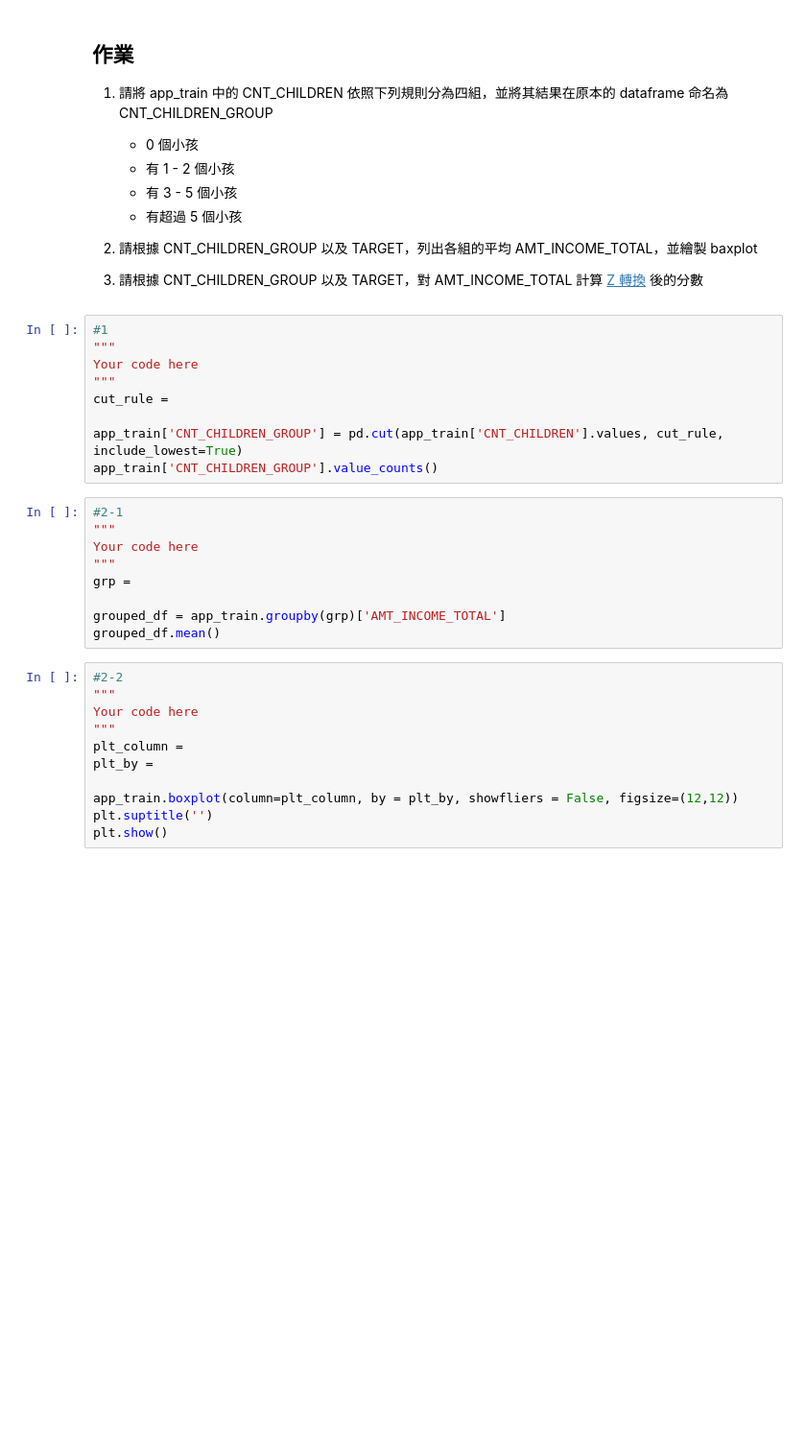
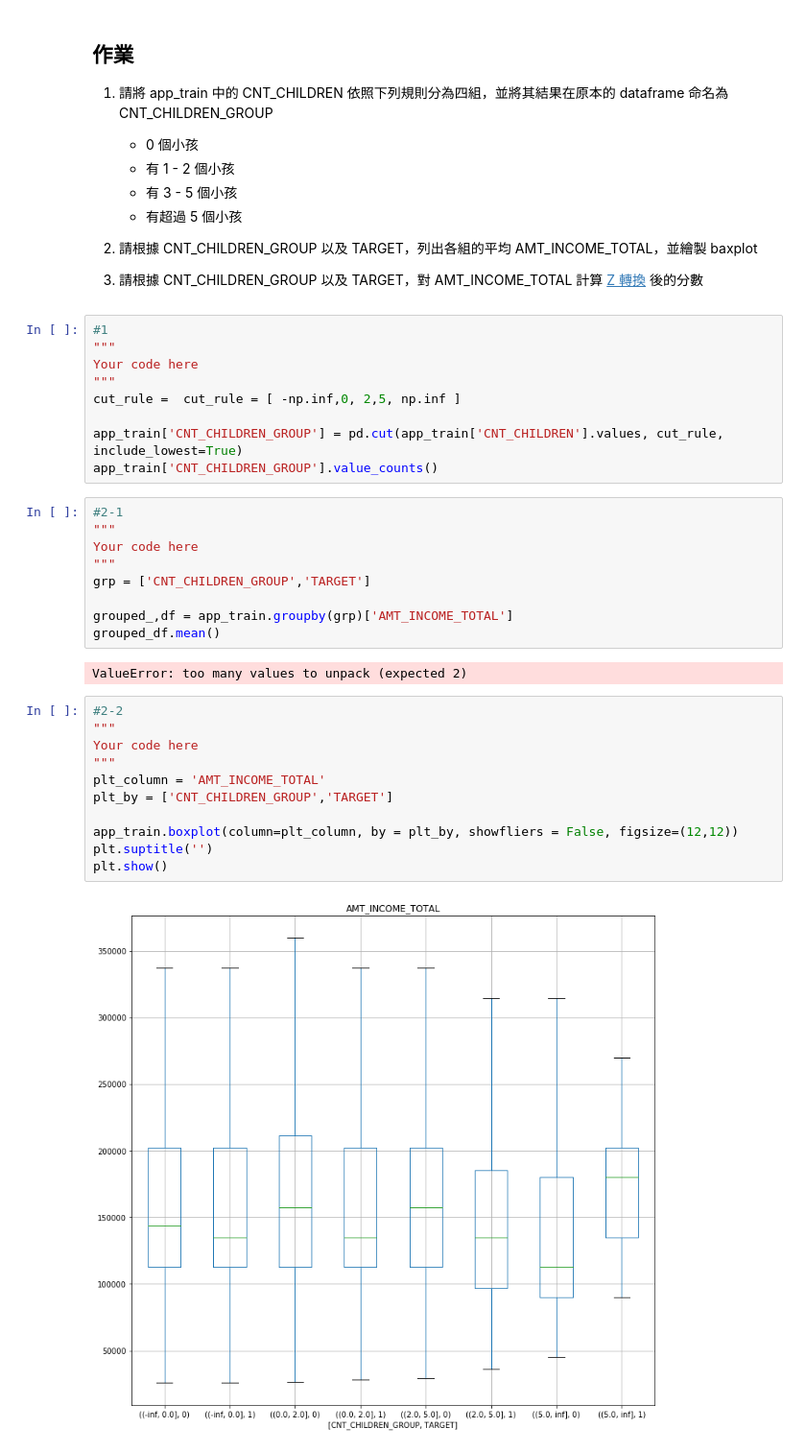
Before and after one commit to derrick112400/4th-ML100Days-1, a Jupyter notebook: Day_013_HW.ipynb, the cells around one changed output. Shown at 96% size. Drawn from its saved outputs; the diff is of its cells as text; blank space fills up the shorter version.

```diff
--- a/Day_013_HW.ipynb
+++ b/Day_013_HW.ipynb
@@ -50,7 +43,7 @@ Path of read in data: ./data/application_train.csv
 """
 Your code here
 """
-cut_rule =
+cut_rule =  cut_rule = [ -np.inf,0, 2,5, np.inf ]
 
 app_train['CNT_CHILDREN_GROUP'] = pd.cut(app_train['CNT_CHILDREN'].values, cut_rule, include_lowest=True)
 app_train['CNT_CHILDREN_GROUP'].value_counts()
@@ -59,21 +52,25 @@ app_train['CNT_CHILDREN_GROUP'].value_counts()
 """
 Your code here
 """
-grp =
+grp = ['CNT_CHILDREN_GROUP','TARGET']
 
-grouped_df = app_train.groupby(grp)['AMT_INCOME_TOTAL']
+grouped_,df = app_train.groupby(grp)['AMT_INCOME_TOTAL']
 grouped_df.mean()
+# %% [output]
+ValueError: too many values to unpack (expected 2)
 # %%
 #2-2
 """
 Your code here
 """
-plt_column =
-plt_by =
+plt_column = 'AMT_INCOME_TOTAL'
+plt_by = ['CNT_CHILDREN_GROUP','TARGET']
 
 app_train.boxplot(column=plt_column, by = plt_by, showfliers = False, figsize=(12,12))
 plt.suptitle('')
 plt.show()
+# %% [output]
+[figure, added]
 # %%
 #3
 """
```
Also changed, not shown: parts of 4 cells of this notebook.
